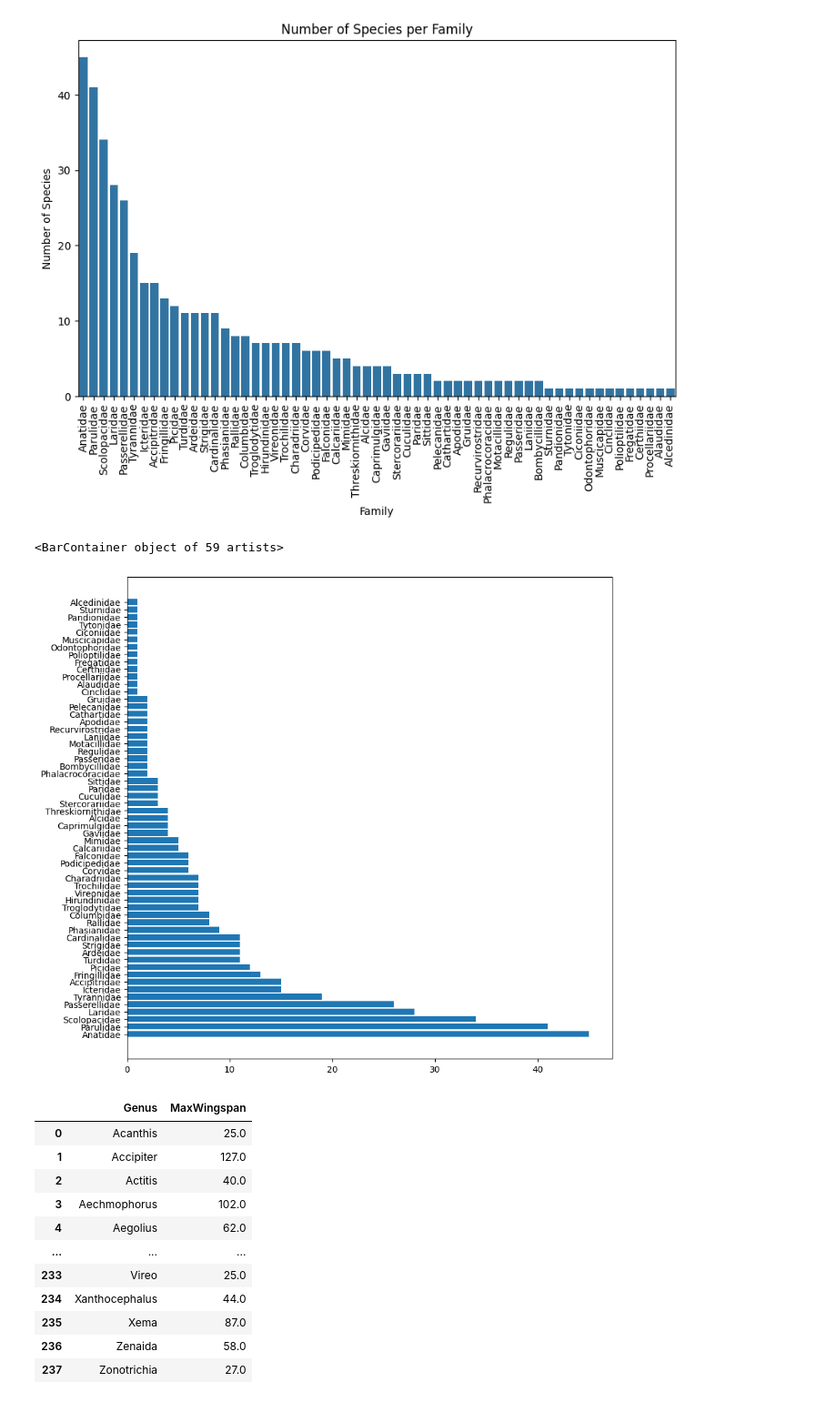
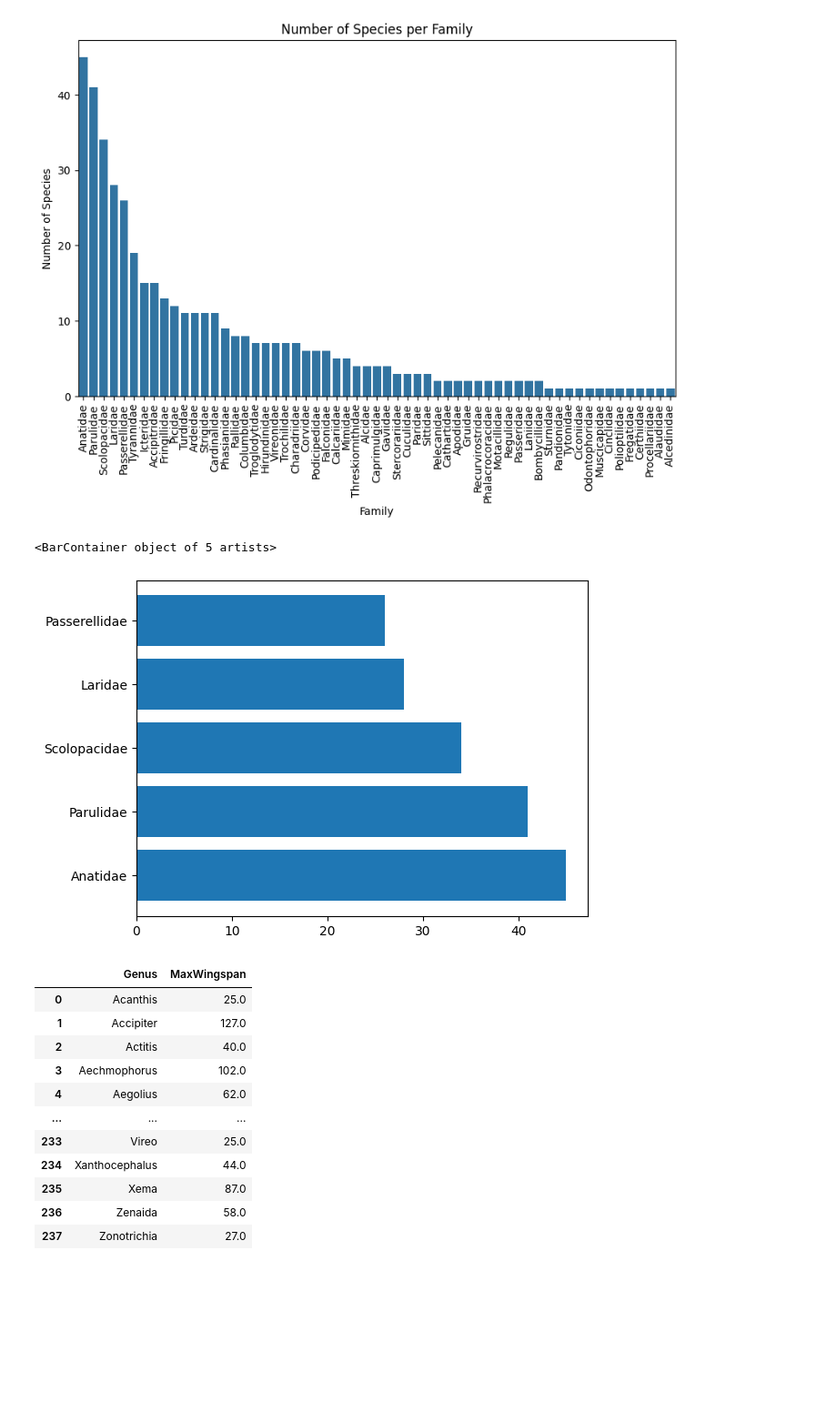
Before and after one commit to SeherKumsar/Ada-Lovelace-Veri-Bilimi-Akademisi, a Jupyter notebook: week-3/group_project.ipynb, the cells around one changed output. Shown at 91% size. Saved outputs shown, nothing was run; the diff lists cells and outputs as text; code cells hidden in the pictures; blank space fills up the shorter version.

```diff
--- a/week-3/group_project.ipynb
+++ b/week-3/group_project.ipynb
@@ -103,12 +109,15 @@ plt.show()
 # %% [output]
 [figure]
 # %%
-plt.barh(y = birds["Family"].value_counts().sort_values(ascending=False).index,
-         width =birds["Family"].value_counts().sort_values(ascending=False).values,
-         figure = plt.figure(figsize=(10, 10)))
+# plt.barh(y = birds["Family"].value_counts().sort_values(ascending=False).index,
+#          width =birds["Family"].value_counts().sort_values(ascending=False).values,
+#          figure = plt.figure(figsize=(10, 10)))
-# %% [output]
-<BarContainer object of 59 artists>
-[figure, removed]
+# %%
+plt.barh(y = birds["Family"].value_counts().sort_values(ascending=False).iloc[0:5].index,
+         width =birds["Family"].value_counts().sort_values(ascending=False).iloc[0:5].values)
+# %% [output]
+<BarContainer object of 5 artists>
+[figure, added]
 # %%
 genus_max_wingspan_df = birds.groupby('Genus')['MaxWingspan'].max().reset_index()
 genus_max_wingspan_df
```
Also changed, not shown: parts of 5 cells of this notebook.
